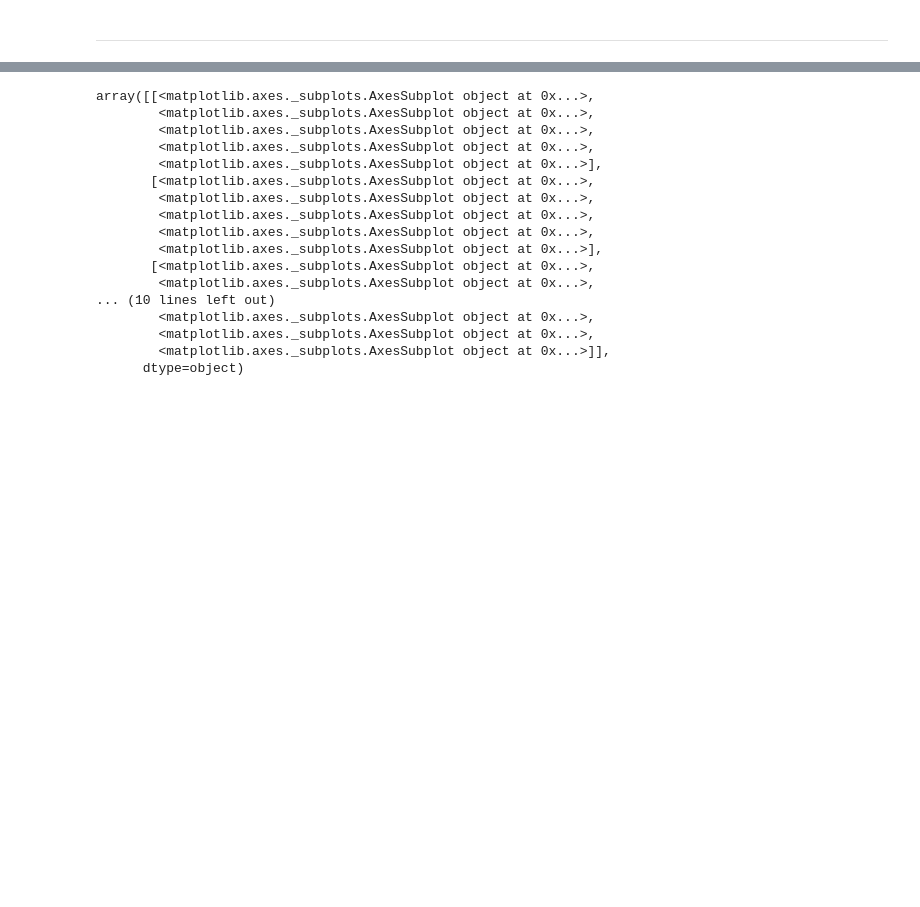
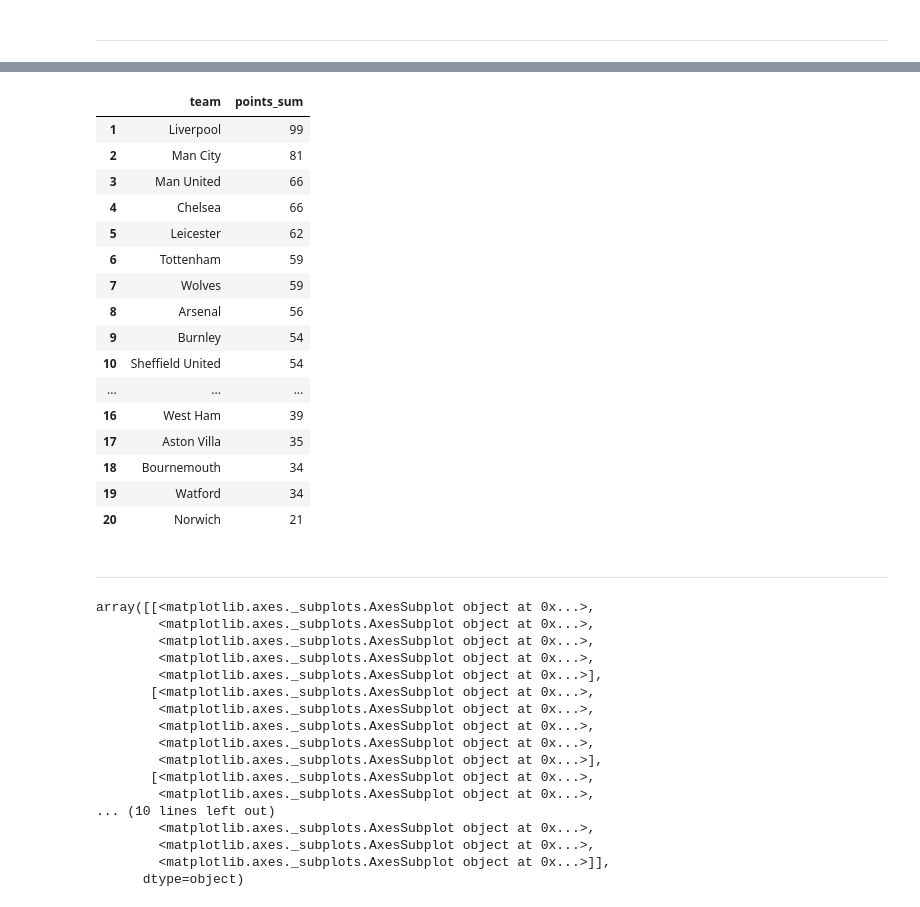
Before and after one commit to CharlesPeterMcCarthy/english-premier-league-2019-2020-statistical-analysis, a Jupyter notebook: epl-2019-2020.ipynb, the cells around one changed output, grey strips where cells are left out. Cells and saved outputs as stored; diff of their text form; code cells hidden in the pictures; blank space fills up the shorter version.

```diff
--- a/epl-2019-2020.ipynb
+++ b/epl-2019-2020.ipynb
@@ -3001,3 +3108,28 @@ single-tail p =  0.4589436200003125
+# %%
+actual_standings = final_standings[['team', 'points_sum']]
+actual_standings.index = np.arange(1, len(actual_standings) + 1)
+
+actual_standings
+# %% [output]
+|  | team | points_sum |
+| 1 | Liverpool | 99 |
+| 2 | Man City | 81 |
+| 3 | Man United | 66 |
+| 4 | Chelsea | 66 |
+| 5 | Leicester | 62 |
+| 6 | Tottenham | 59 |
+| 7 | Wolves | 59 |
+| 8 | Arsenal | 56 |
+| 9 | Burnley | 54 |
+| 10 | Sheffield United | 54 |
+| ... | ... | ... |
+| 16 | West Ham | 39 |
+| 17 | Aston Villa | 35 |
+| 18 | Bournemouth | 34 |
+| 19 | Watford | 34 |
+| 20 | Norwich | 21 |
+# %% [markdown]
+---
 # %%
 home_result_counts_extended.hist()
 # %% [output]
```
Also changed, not shown: parts of 14 cells of this notebook.
